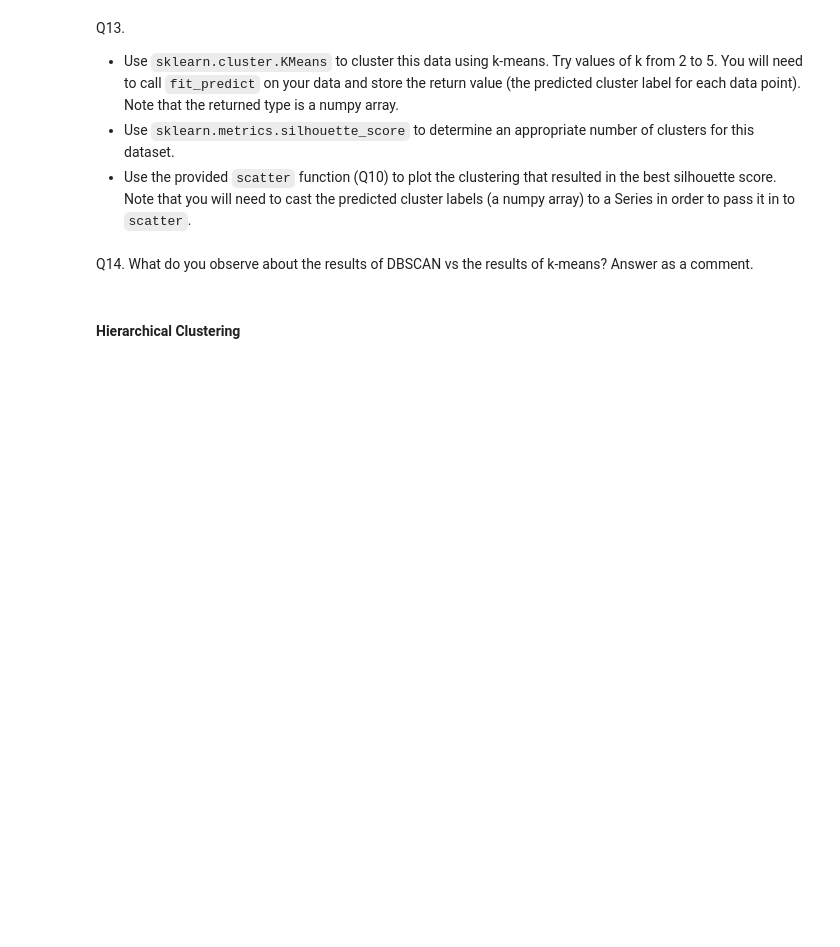
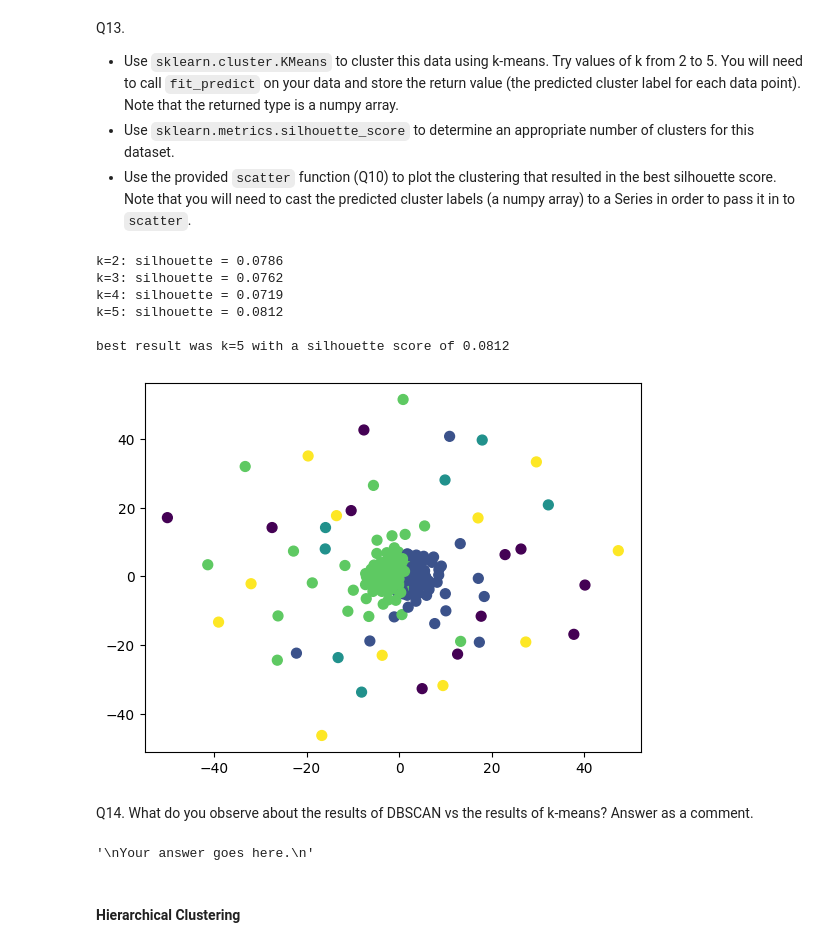
Before and after one commit to sebiaramirez/ml-homework-5, a Jupyter notebook: HW5 - Clustering.ipynb, the cells around one changed output. Cells and saved outputs as stored; diff of their text form; code cells hidden in the pictures; blank space fills up the shorter version.

```diff
--- a/HW5 - Clustering.ipynb
+++ b/HW5 - Clustering.ipynb
@@ -416,2 +436,39 @@ Q13.
+# %%
+from sklearn.cluster import KMeans
+from sklearn.metrics import silhouette_score
+
+k_values = range(2, 6) #run a custom range
+silhouette_scores = []
+best_labels = None
+best_k = None
+best_score = -1  #worst case for changing later
+
+
+for k in k_values:
+    kmeans = KMeans(n_clusters=k, random_state=42, n_init=10)
+    labels = kmeans.fit_predict(data_df)
+    score = silhouette_score(data_df, labels)
+    silhouette_scores.append(score)
+
+    print(f"k={k}: silhouette = {score:.4f}")
+
+    if score > best_score:
+        best_score = score
+        best_k = k
+        best_labels = labels
+
+print(f"\nbest result was k={best_k} with a silhouette score of {best_score:.4f}")
+
+#plot our best result
+best = pd.Series(best_labels)
+scatter(data_df, best, numPoints=300)
+# %% [output]
+k=2: silhouette = 0.0786
+k=3: silhouette = 0.0762
+k=4: silhouette = 0.0719
+k=5: silhouette = 0.0812
+
+best result was k=5 with a silhouette score of 0.0812
+[figure, added]
 # %% [markdown]
 Q14. What do you observe about the results of DBSCAN vs the results of k-means? Answer as a comment.
@@ -422,3 +475,13 @@ Your answer goes here.
+# %%
+'''
+DBSCAN is much more consistent at identifying the two regions based on density, which the
+data here is obviously very divided by. However, in that central cluster,
+k-means is much closer to identifying the variance within it, at least giving it two different
+class labels. However, k-means is still very inconsistent at differentiating between that central
+cluster and the outer ones in general.
+'''
+# %% [output]
+'\nYour answer goes here.\n'
 # %% [markdown]
 #### Hierarchical Clustering
 # %% [markdown]
```
Also changed, not shown: parts of 10 cells of this notebook.
